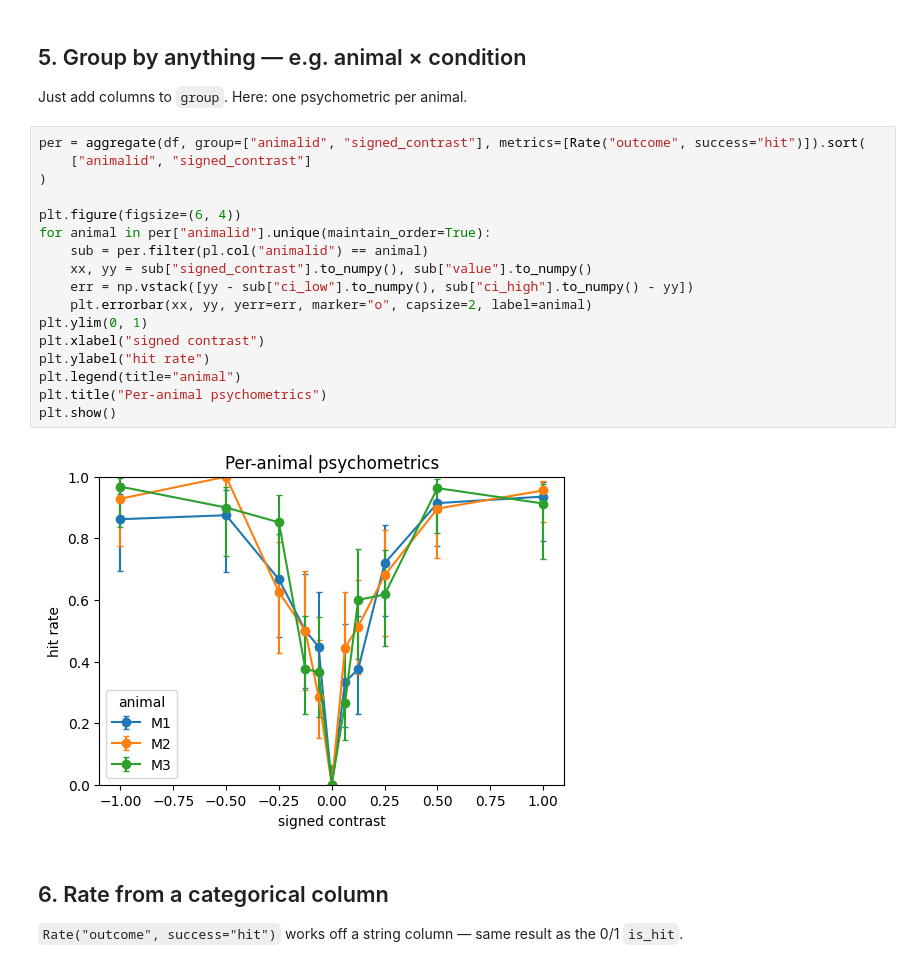
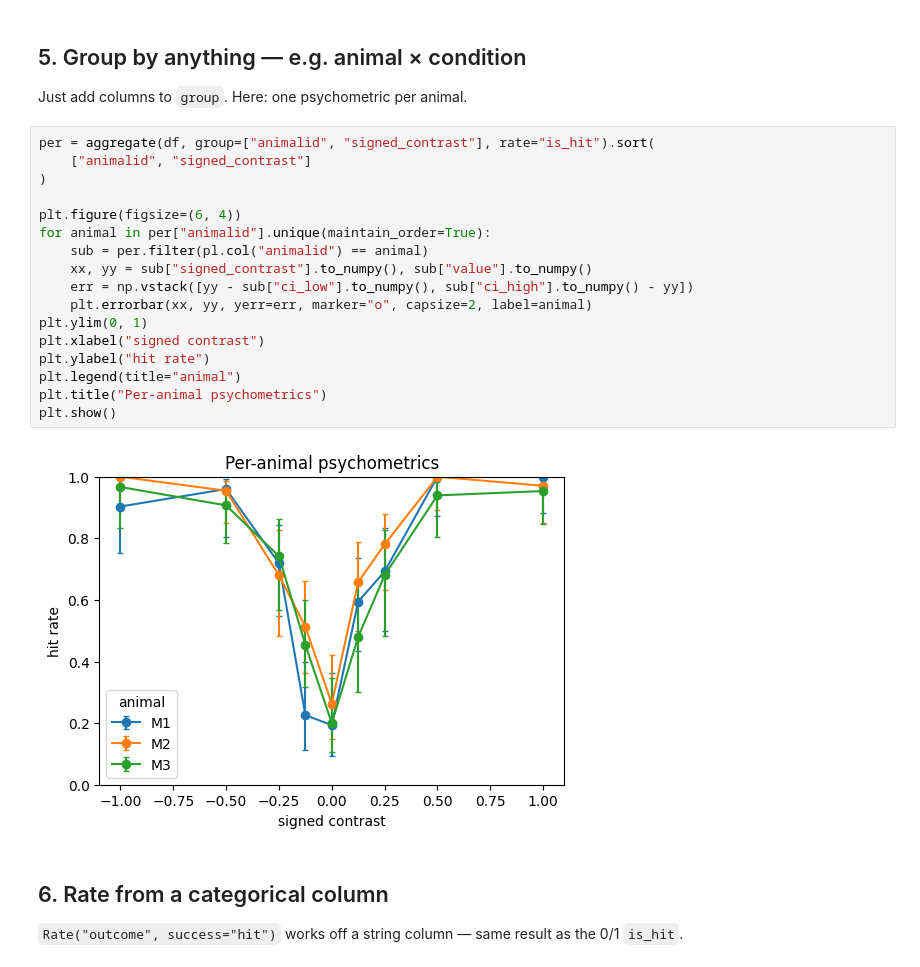
Before and after one commit to kaancet/piepy, a Jupyter notebook: notebooks/example_aggregate.ipynb, the cells around one changed output. Cells and saved outputs as stored; diff of their text form.

Commit message:
WIP: cleaning up plotting

```diff
--- a/notebooks/example_aggregate.ipynb
+++ b/notebooks/example_aggregate.ipynb
@@ -148,24 +161,24 @@ shape: (8, 6)
 
 Just add columns to `group`. Here: one psychometric per animal.
 # %%
-per = aggregate(df, group=["animalid", "signed_contrast"], metrics=[Rate("outcome", success="hit")]).sort(
+per = aggregate(df, group=["animalid", "signed_contrast"], rate="is_hit").sort(
     ["animalid", "signed_contrast"]
 )
 
 plt.figure(figsize=(6, 4))
 for animal in per["animalid"].unique(maintain_order=True):
     sub = per.filter(pl.col("animalid") == animal)
     xx, yy = sub["signed_contrast"].to_numpy(), sub["value"].to_numpy()
     err = np.vstack([yy - sub["ci_low"].to_numpy(), sub["ci_high"].to_numpy() - yy])
     plt.errorbar(xx, yy, yerr=err, marker="o", capsize=2, label=animal)
 plt.ylim(0, 1)
 plt.xlabel("signed contrast")
 plt.ylabel("hit rate")
 plt.legend(title="animal")
 plt.title("Per-animal psychometrics")
 plt.show()
 # %% [output]
-[figure, old version]
+[figure, new version]
 # %% [markdown]
 ## 6. Rate from a categorical column
 
```
Also changed, not shown: parts of 9 cells of this notebook, 7 other files.
